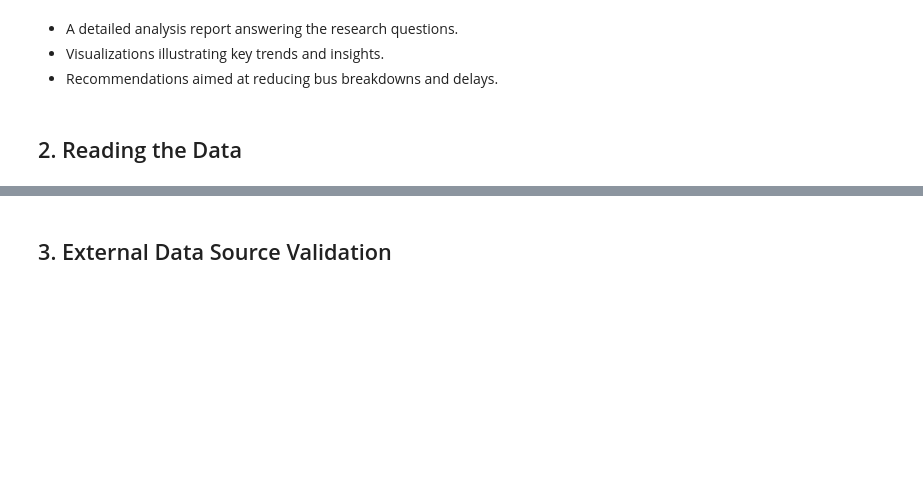
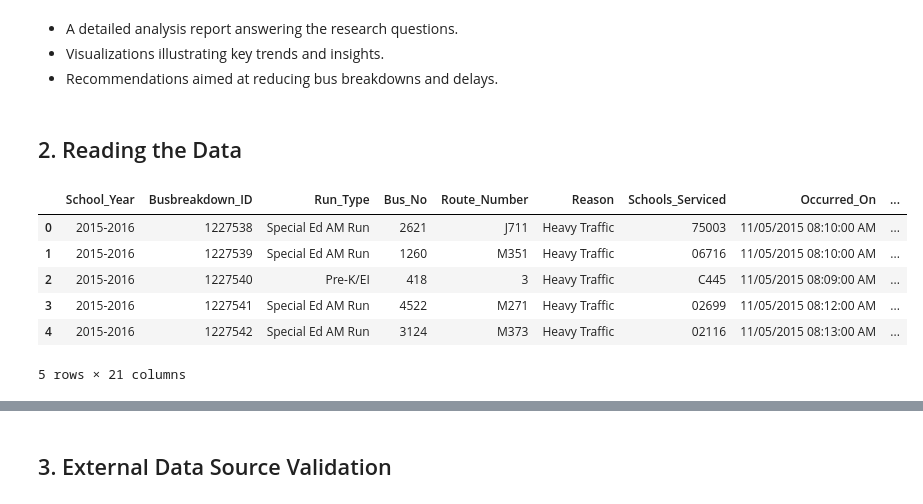
Before and after one commit to Kigunda-lilian/data-cleaning-with-python-project, a Jupyter notebook: AfterWork_Data_Science_Data_Cleaning_with_Python_Project.ipynb, the cells around one changed output, grey strips where cells are left out. Drawn from its saved outputs; the diff is of its cells as text; code cells hidden in the pictures; blank space fills up the shorter version.

```diff
--- a/AfterWork_Data_Science_Data_Cleaning_with_Python_Project.ipynb
+++ b/AfterWork_Data_Science_Data_Cleaning_with_Python_Project.ipynb
@@ -107,7 +107,16 @@ df = pd.read_csv('https://bit.ly/BusBreakdownDataset')
 # %%
 # Checking the first 5 rows of data
 # ---
 #
+df.head()
+# %% [output]
+|  | School_Year | Busbreakdown_ID | Run_Type | Bus_No | Route_Number | Reason | Schools_Serviced | Occurred_On | ... |
+| 0 | 2015-2016 | 1227538 | Special Ed AM Run | 2621 | J711 | Heavy Traffic | 75003 | 11/05/2015 08:10:00 AM | ... |
+| 1 | 2015-2016 | 1227539 | Special Ed AM Run | 1260 | M351 | Heavy Traffic | 06716 | 11/05/2015 08:10:00 AM | ... |
+| 2 | 2015-2016 | 1227540 | Pre-K/EI | 418 | 3 | Heavy Traffic | C445 | 11/05/2015 08:09:00 AM | ... |
+| 3 | 2015-2016 | 1227541 | Special Ed AM Run | 4522 | M271 | Heavy Traffic | 02699 | 11/05/2015 08:12:00 AM | ... |
+| 4 | 2015-2016 | 1227542 | Special Ed AM Run | 3124 | M373 | Heavy Traffic | 02116 | 11/05/2015 08:13:00 AM | ... |
+5 rows × 21 columns
 # %%
 # Checking the last 5 rows of data
 # ---
```
Also changed, not shown: parts of 5 cells of this notebook.
